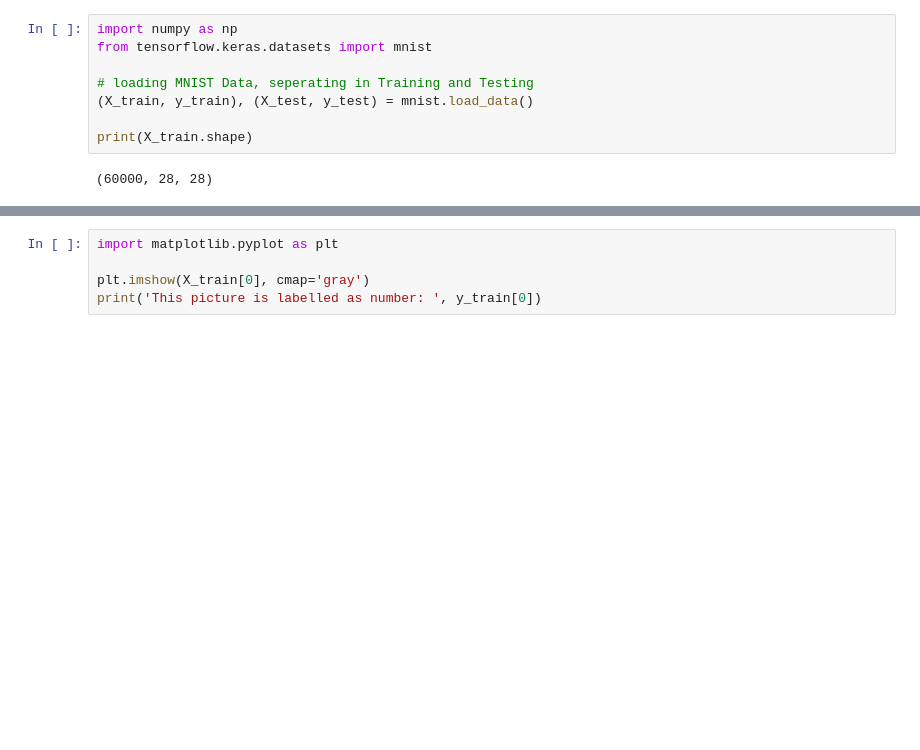
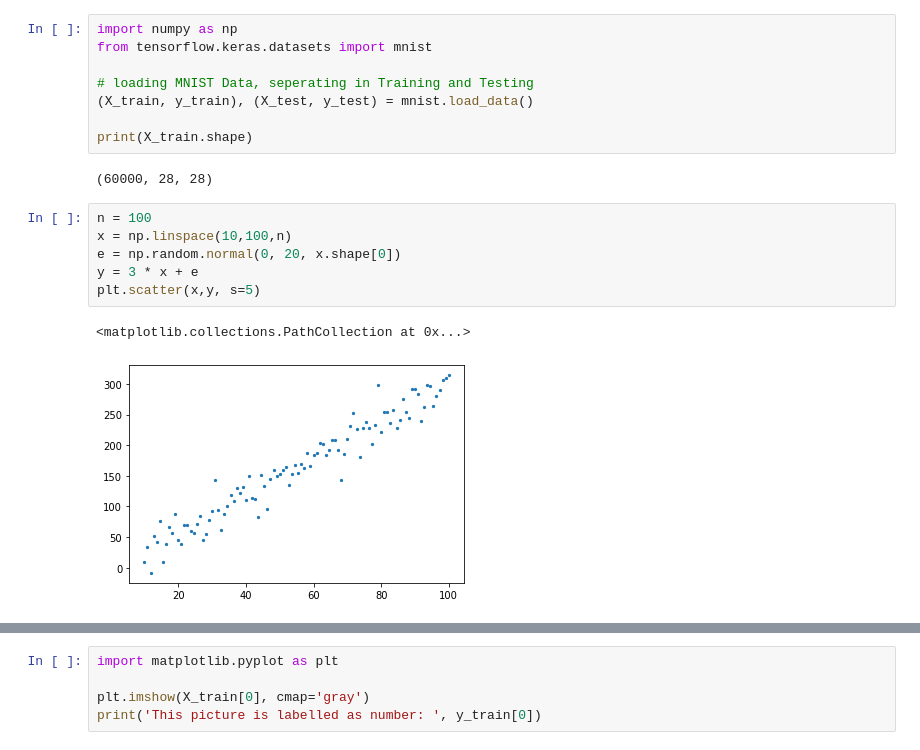
Before and after one commit to Davideee/schleuniger-ml, a Jupyter notebook: MachineLearningCourse.ipynb, the cells around one changed output, grey strips where cells are left out. Drawn from its saved outputs; the diff is of its cells as text; blank space fills up the shorter version.

```diff
--- a/MachineLearningCourse.ipynb
+++ b/MachineLearningCourse.ipynb
@@ -8,3 +8,12 @@ from tensorflow.keras.datasets import mnist
 print(X_train.shape)
 # %% [output]
 (60000, 28, 28)
+# %%
+n = 100
+x = np.linspace(10,100,n)
+e = np.random.normal(0, 20, x.shape[0])
+y = 3 * x + e
+plt.scatter(x,y, s=5)
+# %% [output]
+<matplotlib.collections.PathCollection at 0x...>
+[figure, added]
```
Also changed, not shown: parts of 7 cells of this notebook.
